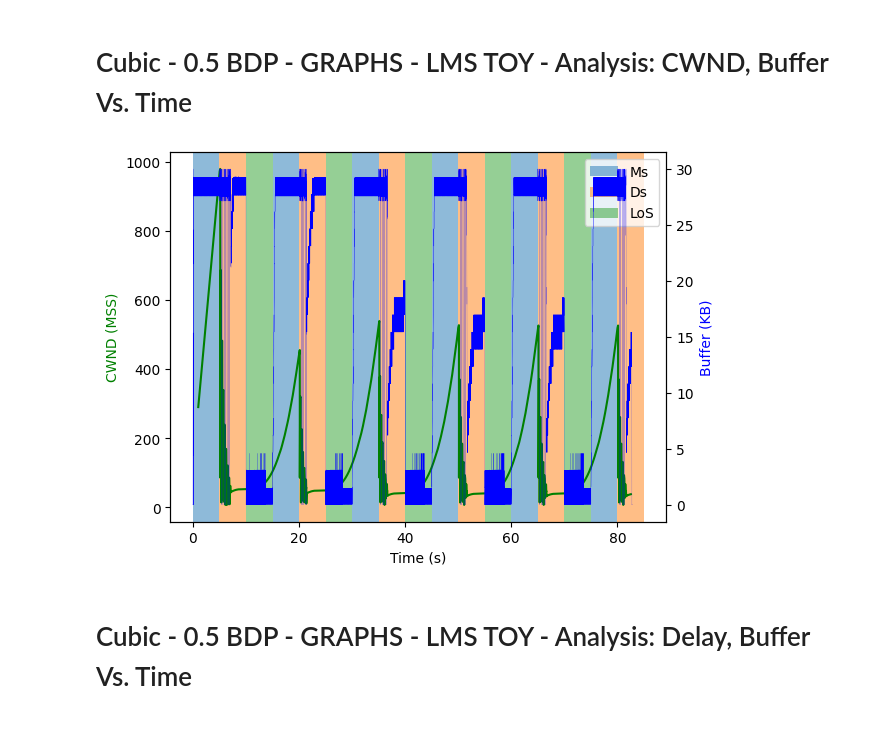
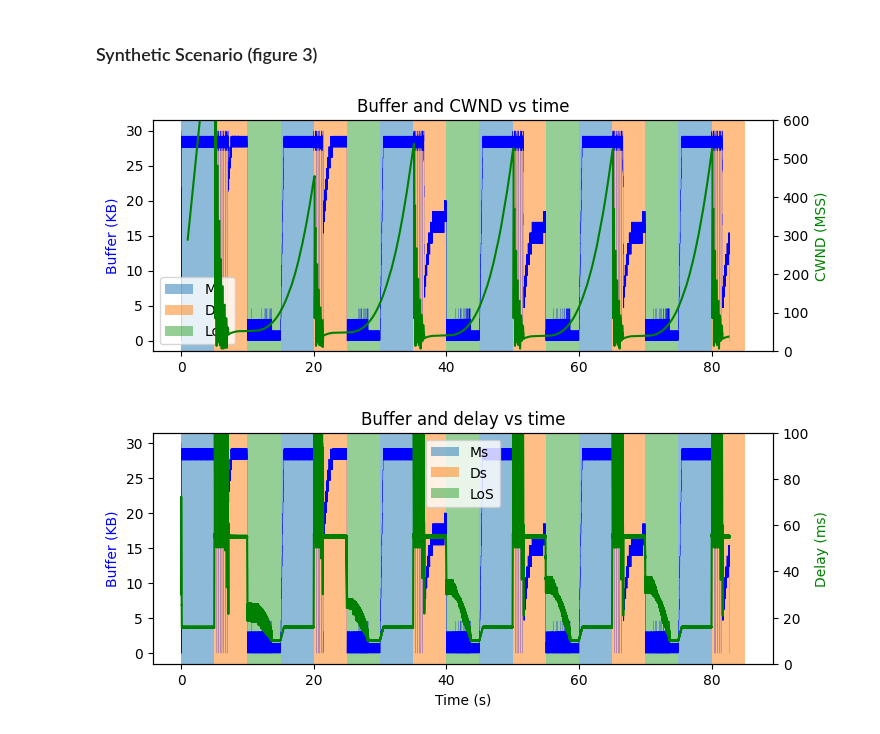
Before and after one commit to tlmat-unican/Lightweight-ns-3-link-simulation, a Jupyter notebook: scripts/Analysis.ipynb, the cells around one changed output. Drawn from its saved outputs; the diff is of its cells as text; code cells hidden in the pictures.

```diff
--- a/scripts/Analysis.ipynb
+++ b/scripts/Analysis.ipynb
@@ -1,16 +1,9 @@
-# %% [markdown]
-# Cubic - 0.5 BDP  - GRAPHS - LMS TOY - Analysis: CWND, Buffer Vs. Time
+# %% [markdown]
+### Synthetic Scenario (figure 3)
 # %%
-from ast import Del
-from fileinput import filename
-import os
 import numpy as np
-
 import matplotlib.pyplot as plt
-
-
-
-Outcome_folder = "OUTCOMES"
+Outcome_folder = "RESULTS"
 
 def plot_state_as_color(x_data, state_data, axis, add_labels=True):
     state_current = state_data[0]
@@ -24,50 +17,72 @@ def plot_state_as_color(x_data, state_data, axis, add_labels=True):
                 if add_labels:
                     label = state_current
 
             # plot section
             color = "C{}".format(state_encountered.index(state_current))
             axis.axvspan(span_left, span_right, facecolor=color, alpha=0.5, label=label)
 
             # Update current state parameters
             span_left = span_right
             state_current = state_next
 
-foldername= "./{}/Cubic_finito_MedioBDPConfigScenario_LMStoy/logCwnd.log".format(Outcome_folder)
+scenario = 'Cubic_SyntheticLMS'
+foldername= f"./{Outcome_folder}/{scenario}/logCwnd.log"
 
 with open (foldername) as datatoread:
      cwnd = np.loadtxt(datatoread)
 
-foldername= "./{}/Cubic_finito_MedioBDPConfigScenario_LMStoy/logBuffer.log".format(Outcome_folder)
+foldername= f"./{Outcome_folder}/{scenario}/logBuffer.log"
 with open (foldername) as datatoread:
      buff = np.loadtxt(datatoread)
 
-foldername= "./{}/Cubic_finito_MedioBDPConfigScenario_LMStoy/ChannelVar.log".format(Outcome_folder)
+foldername= f"./{Outcome_folder}/{scenario}/ChannelVar.log"
 with open (foldername) as datatoread:
      ChannelVar = np.loadtxt(datatoread)
 
 
-fig, ax1 = plt.subplots()
-
+fig, ax1 = plt.subplots(figsize=(8,3))
 ax2 = ax1.twinx()
-
-ax2.plot(buff[:,0], buff[:,1]/1000, 'b', linewidth=0.1)
-ax1.plot(cwnd[:,0], cwnd[:,1], 'g-')
-
-ax1.set_xlabel('Time (s)')
-ax1.set_ylabel('CWND (MSS)', color='g')
-ax2.set_ylabel('Buffer (KB)', color='b')
-
-
+ax1.plot(buff[:,0], buff[:,1]/1000, 'b', linewidth=0.1)
+ax2.plot(cwnd[:,0], cwnd[:,1], 'g-')
+ax2.set_xlabel('Time (s)')
+ax2.set_ylabel('CWND (MSS)', color='g')
+ax2.set_ylim(0, 600)
+ax1.set_ylabel('Buffer (KB)', color='b')
 index= np.argwhere(ChannelVar[:,0]<90)
-state_display_name = { 1: "LoS",
-                      2: "Ms",
-                      3: "Ds"}
+state_display_name = { 1: "LoS", 2: "Ms", 3: "Ds"}
 state = [state_display_name[s] for s in ChannelVar[:,1]]
 plot_state_as_color(x_data=ChannelVar[index,0], state_data=state, axis=ax1)
 ax1.legend()
+ax1.set_title('Buffer and CWND vs time')
+plt.savefig('../figures/figure3_a.png')
+plt.show()
+plt.close()
 
+foldername = f"./{Outcome_folder}/{scenario}/TxFile.log".format(Outcome_folder)
+with open (foldername) as datatoread:
+     Tx = np.loadtxt(datatoread)
+
+foldername = f"./{Outcome_folder}/{scenario}/RxFile.log".format(Outcome_folder)
+with open (foldername) as datatoread:
+     Rx = np.loadtxt(datatoread)
+
+fig, ax1 = plt.subplots(figsize=(8,3))
+ax2 = ax1.twinx()
+delay = Rx[:,1] - Tx[:,1]
+ax1.set_xlabel('Time (s)')
+ax1.set_ylabel('Buffer (KB)', color='b')
+ax2.set_ylabel('Delay (ms)', color='g')
+ax2.plot(Tx[:,1], delay*1000, color='g')
+ax2.set_ylim(0, 100)
+ax1.plot(buff[:,0], buff[:,1]/1000, 'b', linewidth=0.1)
+index = np.argwhere(ChannelVar[:,0]<90)
+state = [state_display_name[s] for s in ChannelVar[:,1]]
+plot_state_as_color(x_data=ChannelVar[index,0], state_data=state, axis=ax1)
+ax1.legend(loc='upper center')
+ax1.set_title('Buffer and delay vs time')
+plt.savefig('../figures/figure3_b.png')
 plt.show()
+plt.close()
 # %% [output]
-[figure, old version]
+[figure, new version]
+[figure, added]
-# %% [markdown]
-# Cubic - 0.5 BDP  - GRAPHS - LMS TOY - Analysis: Delay, Buffer Vs. Time
```
Also changed, not shown: parts of 15 cells of this notebook, 22 other files.
